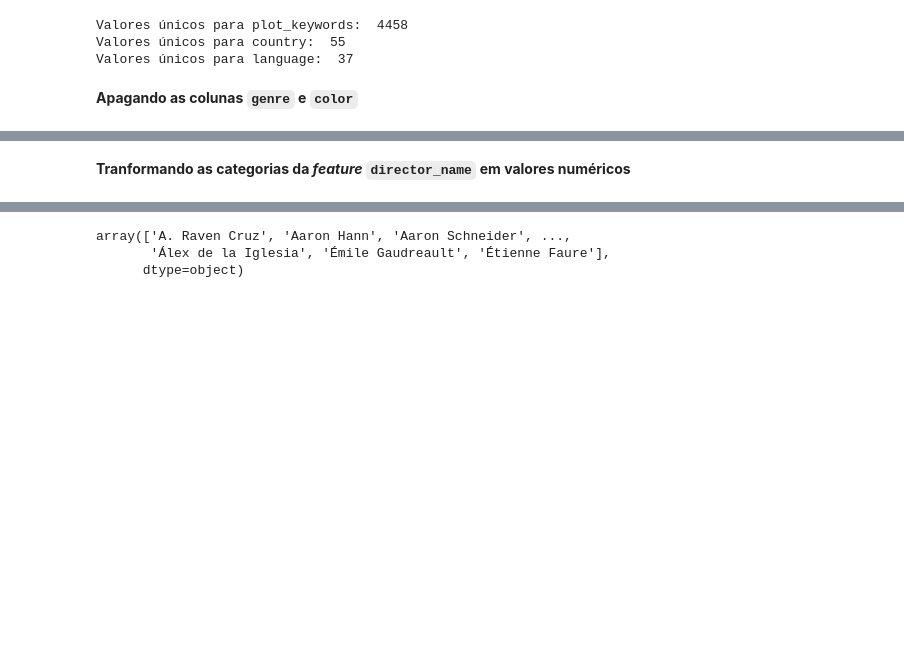
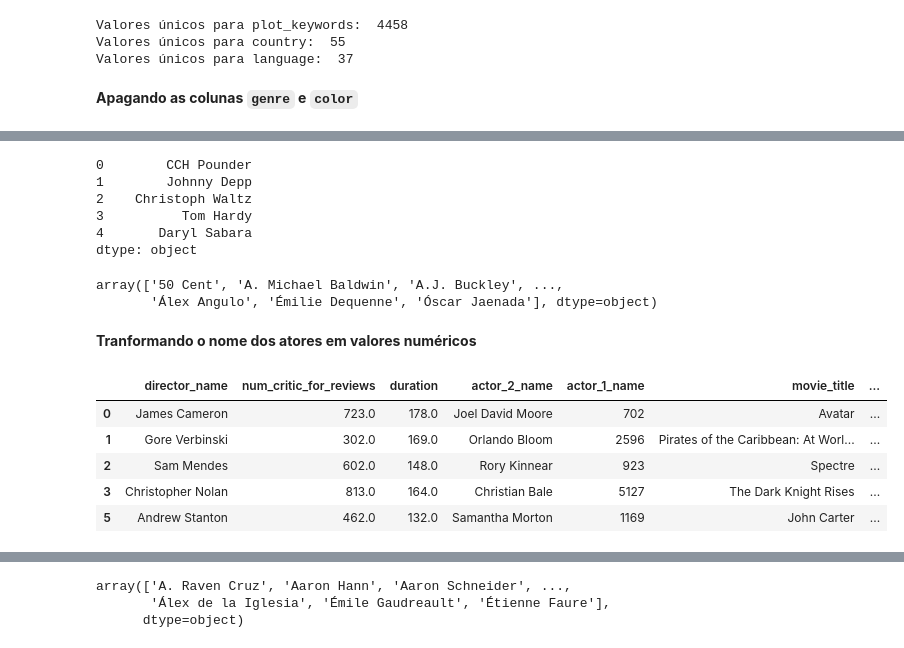
Before and after one commit to Machine-Learning-FGA/imdb_movie_dataset, a Jupyter notebook: pre_processing.ipynb, the cells around one changed output, grey strips where cells are left out. Drawn from its saved outputs; the diff is of its cells as text; code cells hidden in the pictures; blank space fills up the shorter version.

Commit message:
Adjusting actors features

```diff
--- a/pre_processing.ipynb
+++ b/pre_processing.ipynb
@@ -274,2 +276,22 @@ df6.head()
+# %%
+all_actors = pd.concat([df6['actor_1_name'], df6['actor_2_name'], df6['actor_3_name']], ignore_index=True)
+all_actors.head()
+# %% [output]
+0        CCH Pounder
+1        Johnny Depp
+2    Christoph Waltz
+3          Tom Hardy
+4       Daryl Sabara
+dtype: object
+# %%
+from sklearn import preprocessing
+
+le_actors = preprocessing.LabelEncoder()
+# %%
+le_actors.fit(all_actors)
+le_actors.classes_
+# %% [output]
+array(['50 Cent', 'A. Michael Baldwin', 'A.J. Buckley', ...,
+       'Álex Angulo', 'Émilie Dequenne', 'Óscar Jaenada'], dtype=object)
 # %% [markdown]
-**Tranformando as categorias da _feature_ `director_name` em valores numéricos**
+**Tranformando o nome dos atores em valores numéricos**
@@ -279,0 +298,11 @@ le_director_name = preprocessing.LabelEncoder()
+# %%
+numeric_actor_1 = le_actors.transform(df6['actor_1_name'])
+df6['actor_1_name'] = numeric_actor_1
+df6.head()
+# %% [output]
+|  | director_name | num_critic_for_reviews | duration | actor_2_name | actor_1_name | movie_title | ... |
+| 0 | James Cameron | 723.0 | 178.0 | Joel David Moore | 702 | Avatar | ... |
+| 1 | Gore Verbinski | 302.0 | 169.0 | Orlando Bloom | 2596 | Pirates of the Caribbean: At Worl... | ... |
+| 2 | Sam Mendes | 602.0 | 148.0 | Rory Kinnear | 923 | Spectre | ... |
+| 3 | Christopher Nolan | 813.0 | 164.0 | Christian Bale | 5127 | The Dark Knight Rises | ... |
+| 5 | Andrew Stanton | 462.0 | 132.0 | Samantha Morton | 1169 | John Carter | ... |
```
Also changed, not shown: parts of 28 cells of this notebook.
